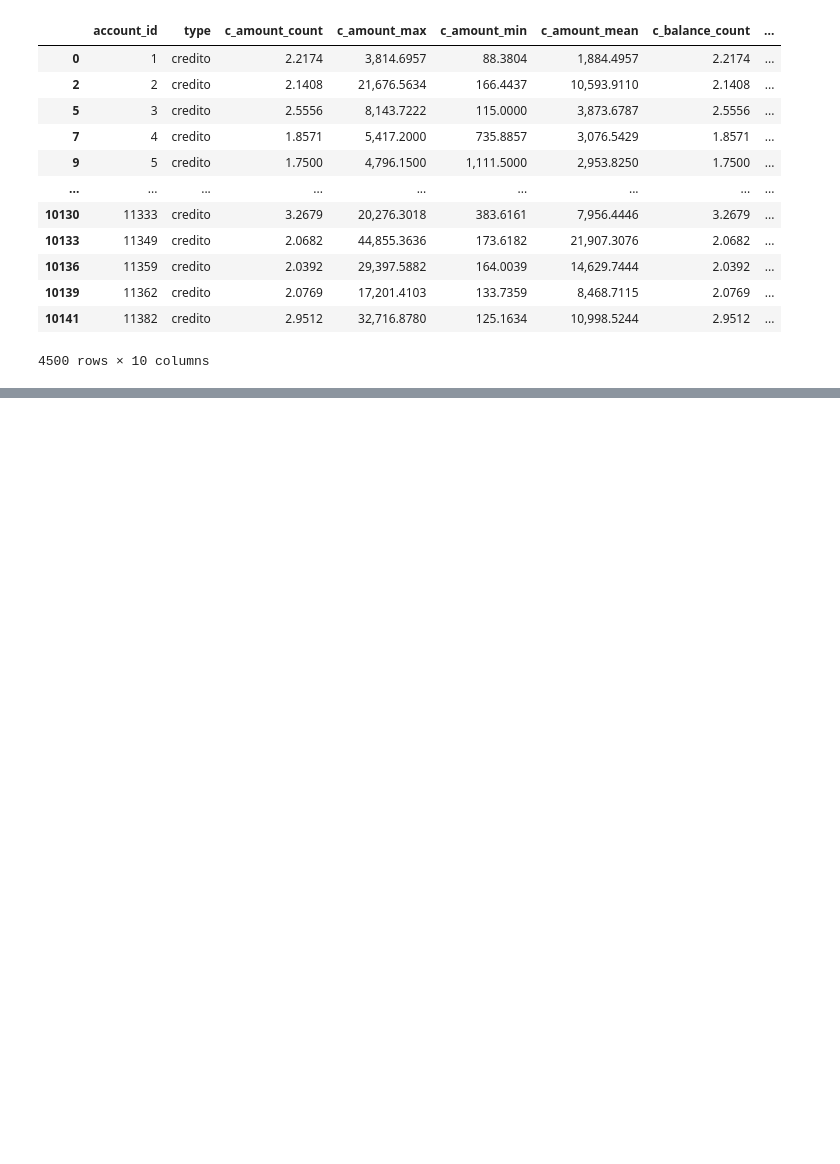
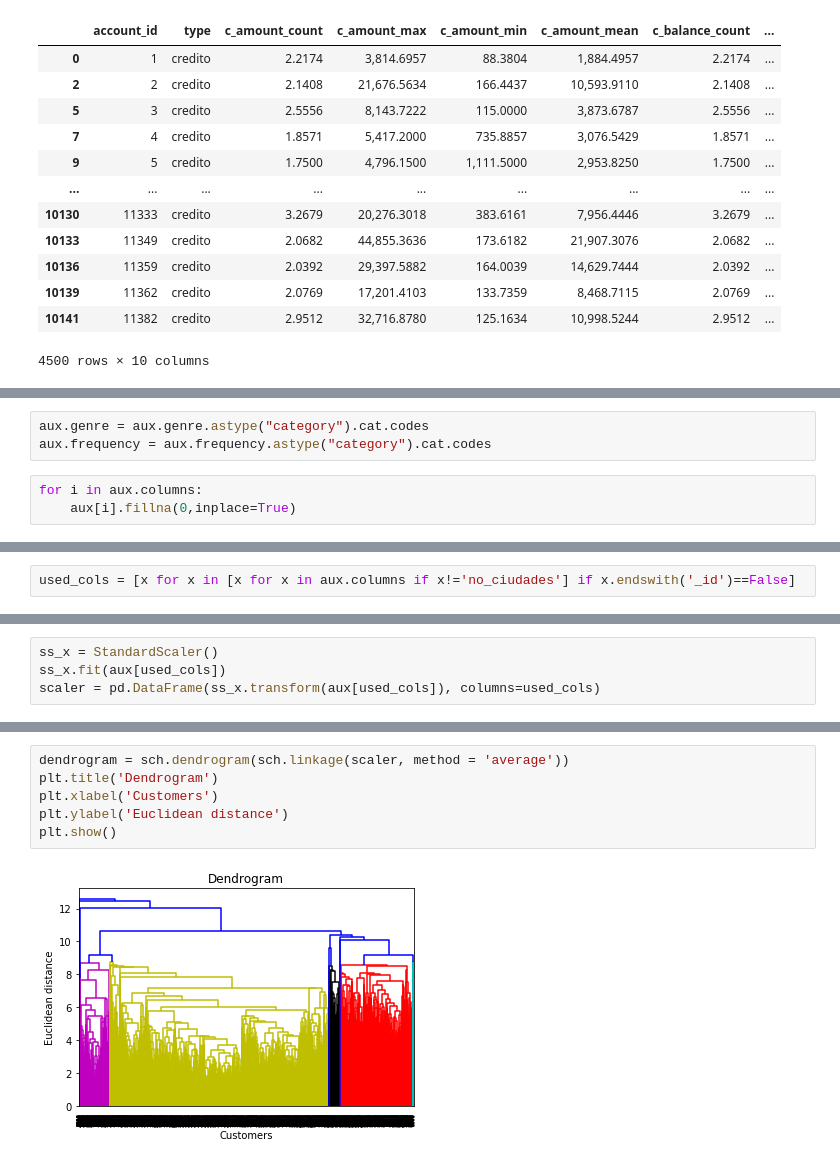
Before and after one commit to Jav10/ClusterBank, a Jupyter notebook: examen2.ipynb, the cells around one changed output, grey strips where cells are left out. Saved outputs shown, nothing was run; the diff lists cells and outputs as text; blank space fills up the shorter version.

```diff
--- a/examen2.ipynb
+++ b/examen2.ipynb
@@ -422,0 +551,6 @@ loan.groupby(['status']).count()
+# %%
+aux.genre = aux.genre.astype("category").cat.codes
+aux.frequency = aux.frequency.astype("category").cat.codes
+# %%
+for i in aux.columns:
+    aux[i].fillna(0,inplace=True)
@@ -422,0 +566,2 @@ loan.groupby(['status']).count()
+# %%
+used_cols = [x for x in [x for x in aux.columns if x!='no_ciudades'] if x.endswith('_id')==False]
@@ -422,0 +572,4 @@ loan.groupby(['status']).count()
+# %%
+ss_x = StandardScaler()
+ss_x.fit(aux[used_cols])
+scaler = pd.DataFrame(ss_x.transform(aux[used_cols]), columns=used_cols)
@@ -422,0 +585,8 @@ loan.groupby(['status']).count()
+# %%
+dendrogram = sch.dendrogram(sch.linkage(scaler, method = 'average'))
+plt.title('Dendrogram')
+plt.xlabel('Customers')
+plt.ylabel('Euclidean distance')
+plt.show()
+# %% [output]
+[figure, added]
```
Also changed, not shown: parts of 87 cells of this notebook.
